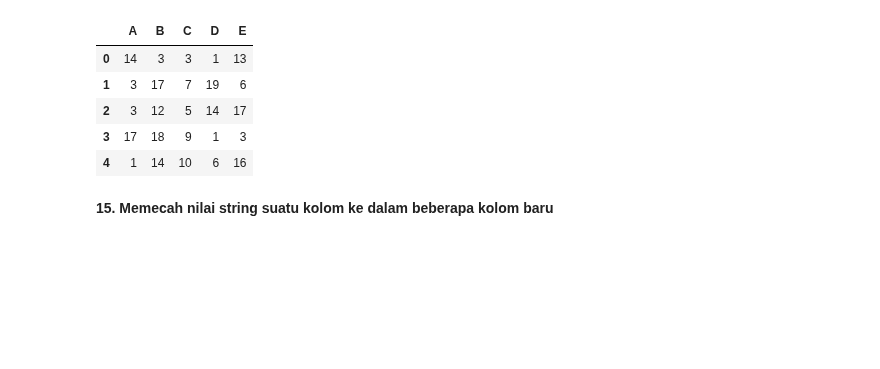
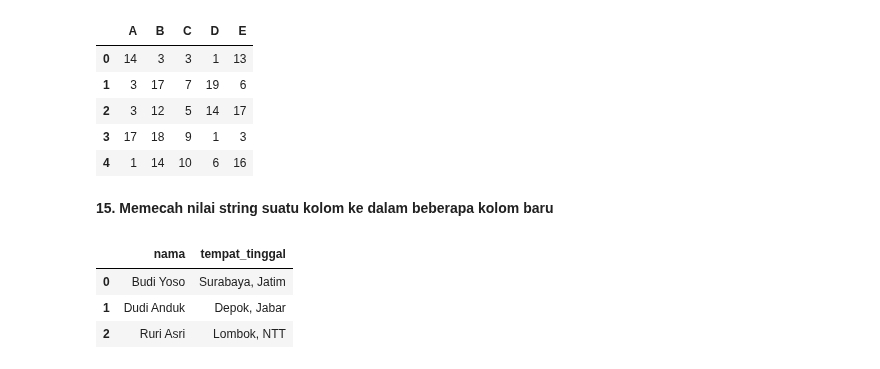
Before and after one commit to Edy-Mochamad/Learn-jupyter-notebook, a Jupyter notebook: pandas.ipynb, the cells around one changed output. Cells and saved outputs as stored; diff of their text form; code cells hidden in the pictures; blank space fills up the shorter version.

```diff
--- a/pandas.ipynb
+++ b/pandas.ipynb
@@ -695,3 +695,16 @@ df_outer
 | 4 | 1 | 14 | 10 | 6 | 16 |
 # %% [markdown]
 **15. Memecah nilai string suatu kolom ke dalam beberapa kolom baru**
+# %%
+data = {
+    'nama' : ['Budi Yoso', 'Dudi Anduk', 'Ruri Asri'],
+    'tempat_tinggal' : ['Surabaya, Jatim', 'Depok, Jabar', 'Lombok, NTT']
+}
+
+df = pd.DataFrame(data)
+df
+# %% [output]
+|  | nama | tempat_tinggal |
+| 0 | Budi Yoso | Surabaya, Jatim |
+| 1 | Dudi Anduk | Depok, Jabar |
+| 2 | Ruri Asri | Lombok, NTT |
```
